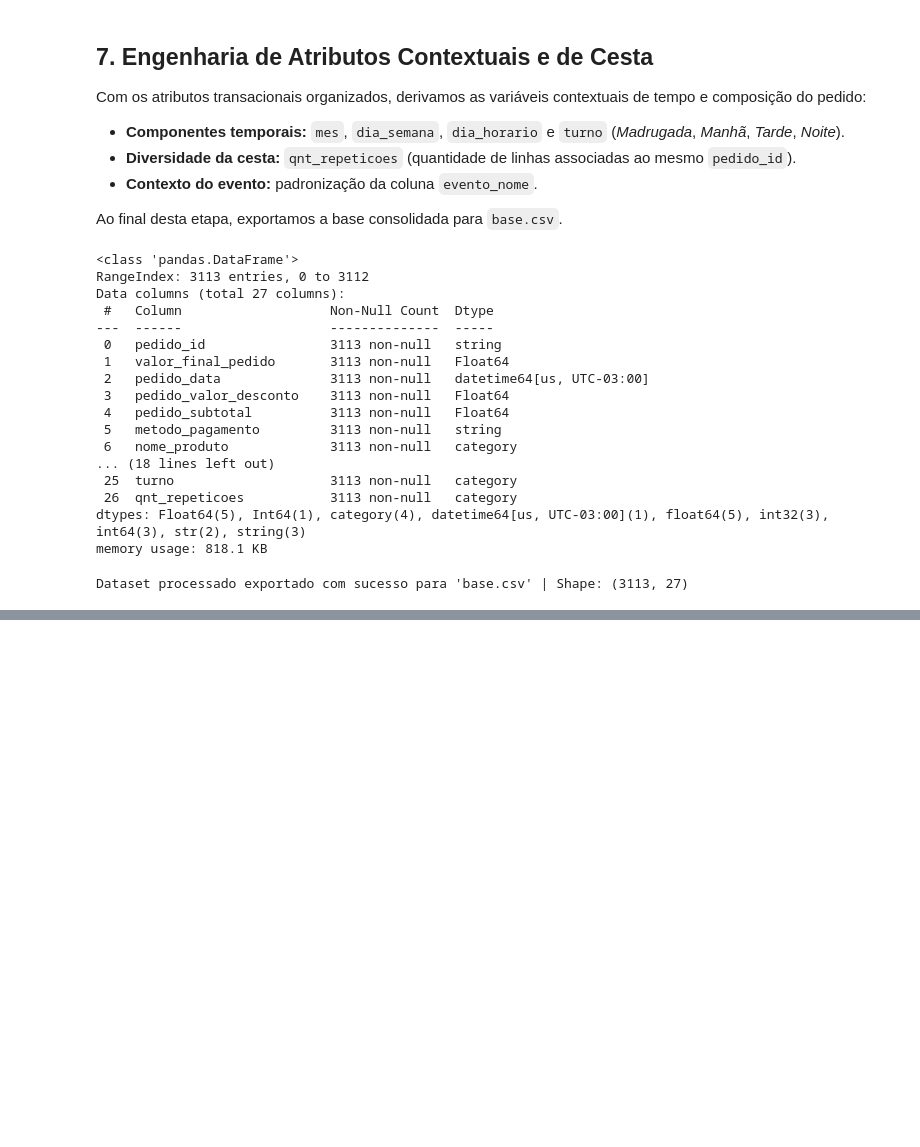
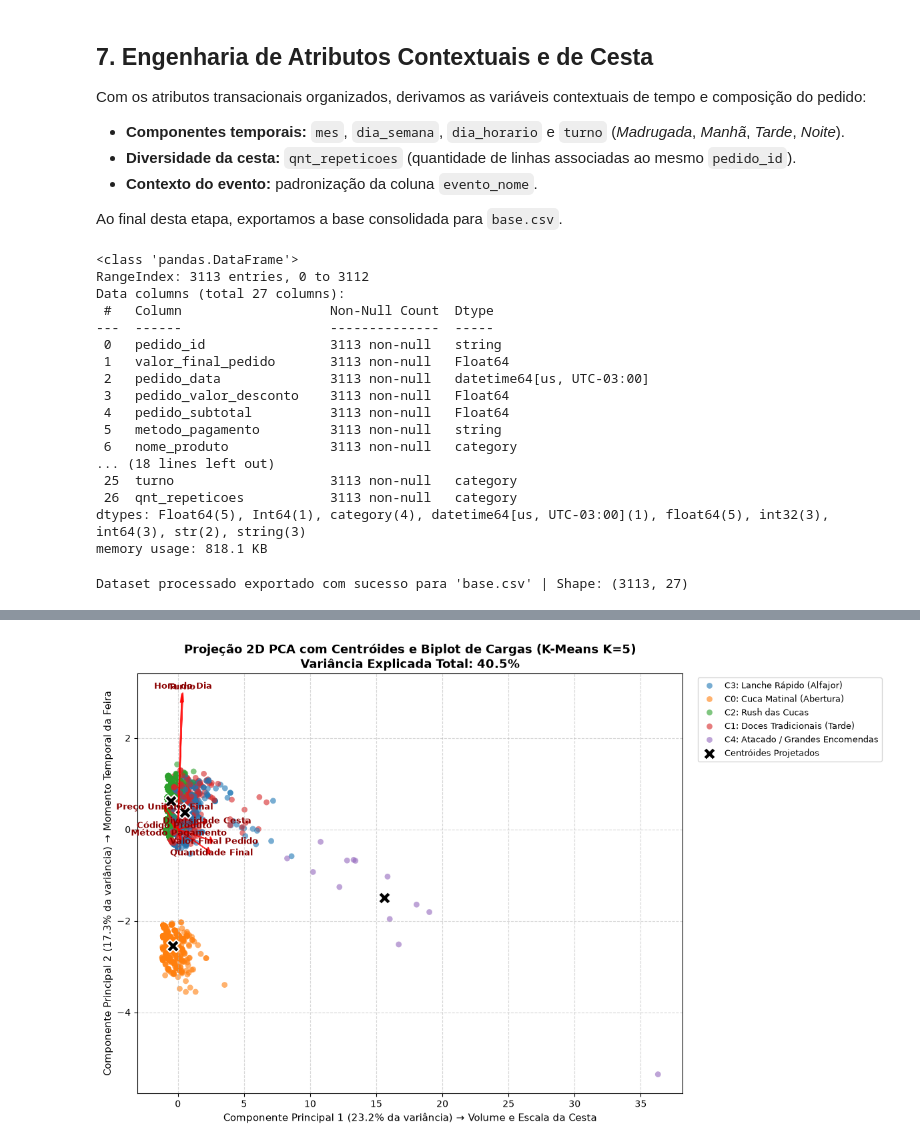
Before and after one commit to SIS-AMF/2026-2_trablho-g1-cd-ai2, a Jupyter notebook: eda_v2.ipynb, the cells around one changed output, grey strips where cells are left out. Drawn from its saved outputs; the diff is of its cells as text; code cells hidden in the pictures; blank space fills up the shorter version.

```diff
--- a/eda_v2.ipynb
+++ b/eda_v2.ipynb
@@ -809,0 +1140,57 @@ plt.show()
+# %%
+# 8.4 PCA 2D com Centróides e Biplot de Cargas
+pca_2d = PCA(n_components=2, random_state=RANDOM_STATE)
+X_pca2d = pca_2d.fit_transform(X_scaled)
+df_cluster['pca1'] = X_pca2d[:, 0]
+df_cluster['pca2'] = X_pca2d[:, 1]
+centroids_2d = pca_2d.transform(kmeans.cluster_centers_)
+
+var1 = pca_2d.explained_variance_ratio_[0] * 100
+var2 = pca_2d.explained_variance_ratio_[1] * 100
+
+plt.figure(figsize=(12, 7.5))
+palette = sns.color_palette('tab10', K_FINAL)
+
+# Dispersão dos pontos
+sns.scatterplot(
+    data=df_cluster,
+    x='pca1',
+    y='pca2',
+    hue='cluster_nome',
+    palette=palette,
+    alpha=0.6,
+    s=40,
+    edgecolor='none'
+)
+
+# Centróides projetados
+plt.scatter(
+    centroids_2d[:, 0],
+    centroids_2d[:, 1],
+    c='black',
+    s=180,
+    marker='X',
+    edgecolors='white',
+    linewidth=1.5,
+    label='Centróides Projetados',
+    zorder=5
+)
+
+# Biplot - Vetores de carga das grandezas originais
+scale_factor = 4.0
+for i, feat in enumerate(features_pt):
+    vx = pca_2d.components_[0, i] * scale_factor
+    vy = pca_2d.components_[1, i] * scale_factor
+    plt.arrow(0, 0, vx, vy, color='red', alpha=0.8, head_width=0.15, head_length=0.2, linewidth=1.2, zorder=6)
+    plt.text(vx * 1.12, vy * 1.12, feat, color='darkred', fontsize=9, fontweight='bold', ha='center', va='center', zorder=7)
+
+plt.title(f'Projeção 2D PCA com Centróides e Biplot de Cargas (K-Means K=5)\nVariância Explicada Total: {var1+var2:.1f}%', fontsize=13, fontweight='bold')
+plt.xlabel(f'Componente Principal 1 ({var1:.1f}% da variância) → Volume e Escala da Cesta', fontsize=11)
+plt.ylabel(f'Componente Principal 2 ({var2:.1f}% da variância) → Momento Temporal da Feira', fontsize=11)
+plt.grid(True, linestyle='--', alpha=0.5)
+plt.legend(bbox_to_anchor=(1.02, 1), loc='upper left', fontsize=9)
+plt.tight_layout()
+plt.savefig(f'{FIG_DIR}/02_pca_2d_clusters_biplot.png', dpi=300)
+plt.show()
+# %% [output]
+[figure, added]
```
Also changed, not shown: parts of 16 cells of this notebook, 7 other files.
